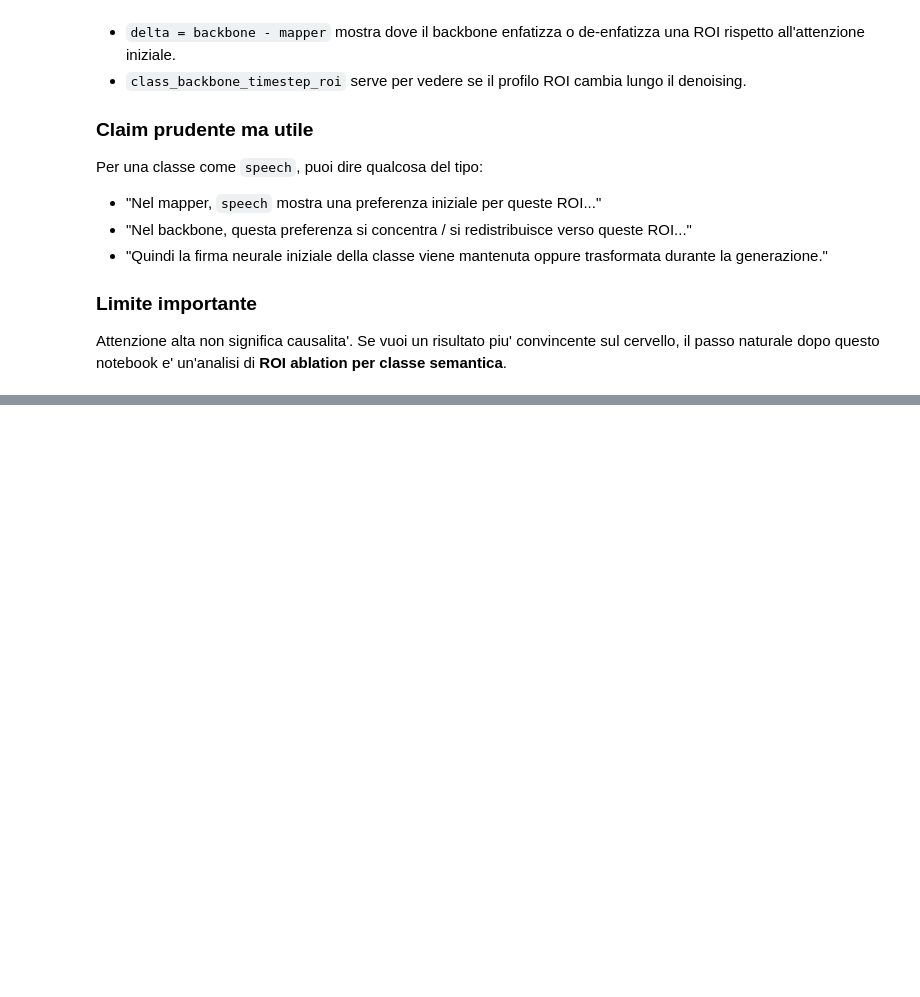
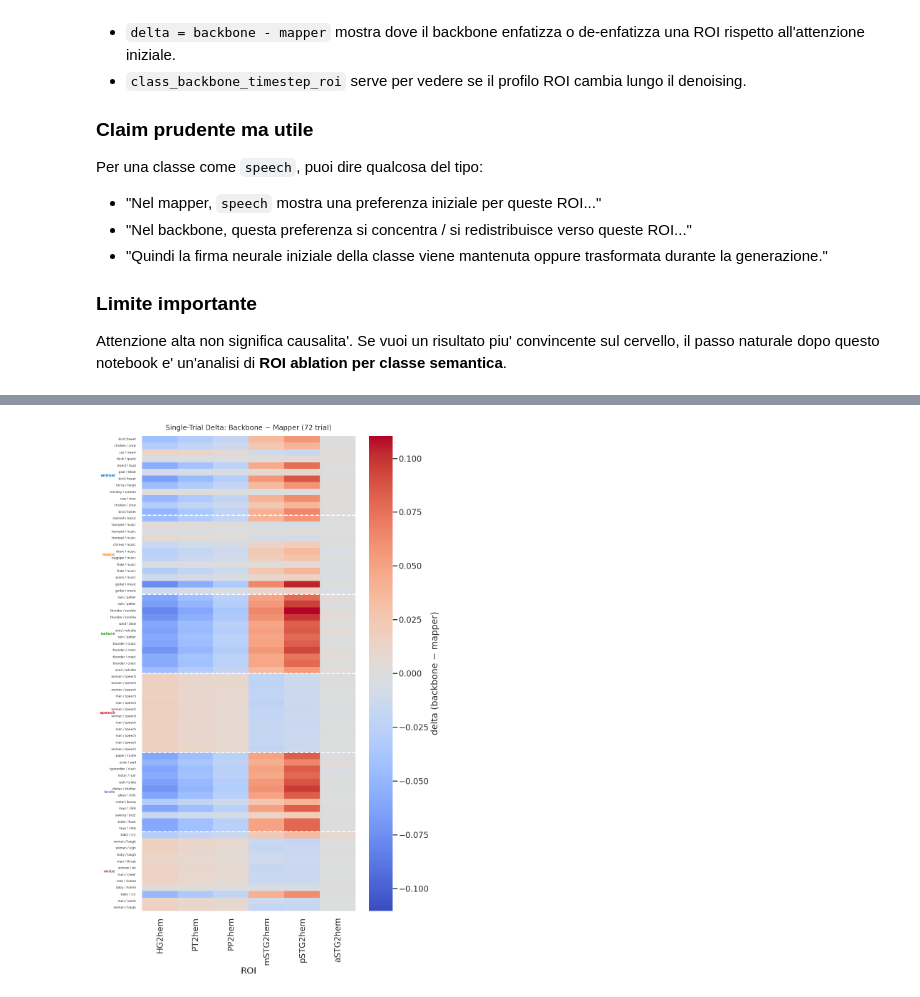
Before and after one commit to mattciff5/brainSounds, a Jupyter notebook: maas_model/analyze_roi_attention.ipynb, the cells around one changed output, grey strips where cells are left out. Saved outputs shown, nothing was run; the diff lists cells and outputs as text; code cells hidden in the pictures; blank space fills up the shorter version.

```diff
--- a/maas_model/analyze_roi_attention.ipynb
+++ b/maas_model/analyze_roi_attention.ipynb
@@ -789,0 +972,25 @@ Attenzione alta non significa causalita'. Se vuoi un risultato piu' convincente
+# %%
+# ── Plot 3: Delta (Backbone - Mapper) per trial ───────────────────────────────
+fig, ax = plt.subplots(figsize=(10, 16))
+delta_df_plot = pd.DataFrame(delta_mat, columns=ROI_LIST)
+vmax = np.abs(delta_mat).max()
+sns.heatmap(
+    delta_df_plot,
+    cmap='coolwarm',
+    center=0.0,
+    vmin=-vmax,
+    vmax=vmax,
+    ax=ax,
+    yticklabels=y_labels,
+    cbar_kws={'label': 'delta (backbone − mapper)'},
+    linewidths=0.0,
+)
+add_class_annotations(ax, class_centers, class_boundaries, len(trial_merged))
+ax.set_title('Single-Trial Delta: Backbone − Mapper (72 trial)', fontsize=14, pad=12)
+ax.set_xlabel('ROI')
+ax.set_ylabel('')
+ax.tick_params(axis='y', labelsize=6)
+plt.tight_layout()
+plt.show()
+# %% [output]
+[figure, added]
```
Also changed, not shown: parts of 26 cells of this notebook.
